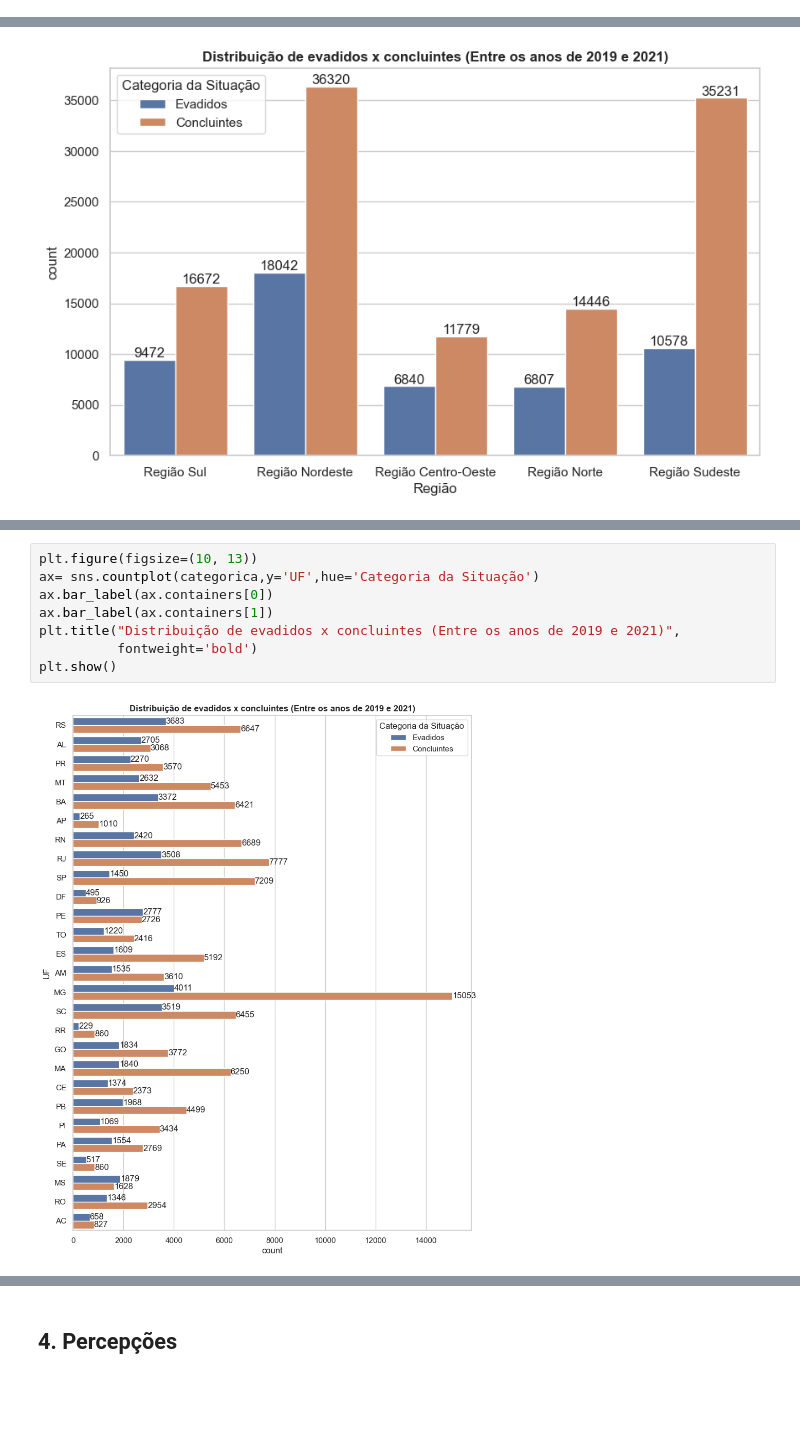
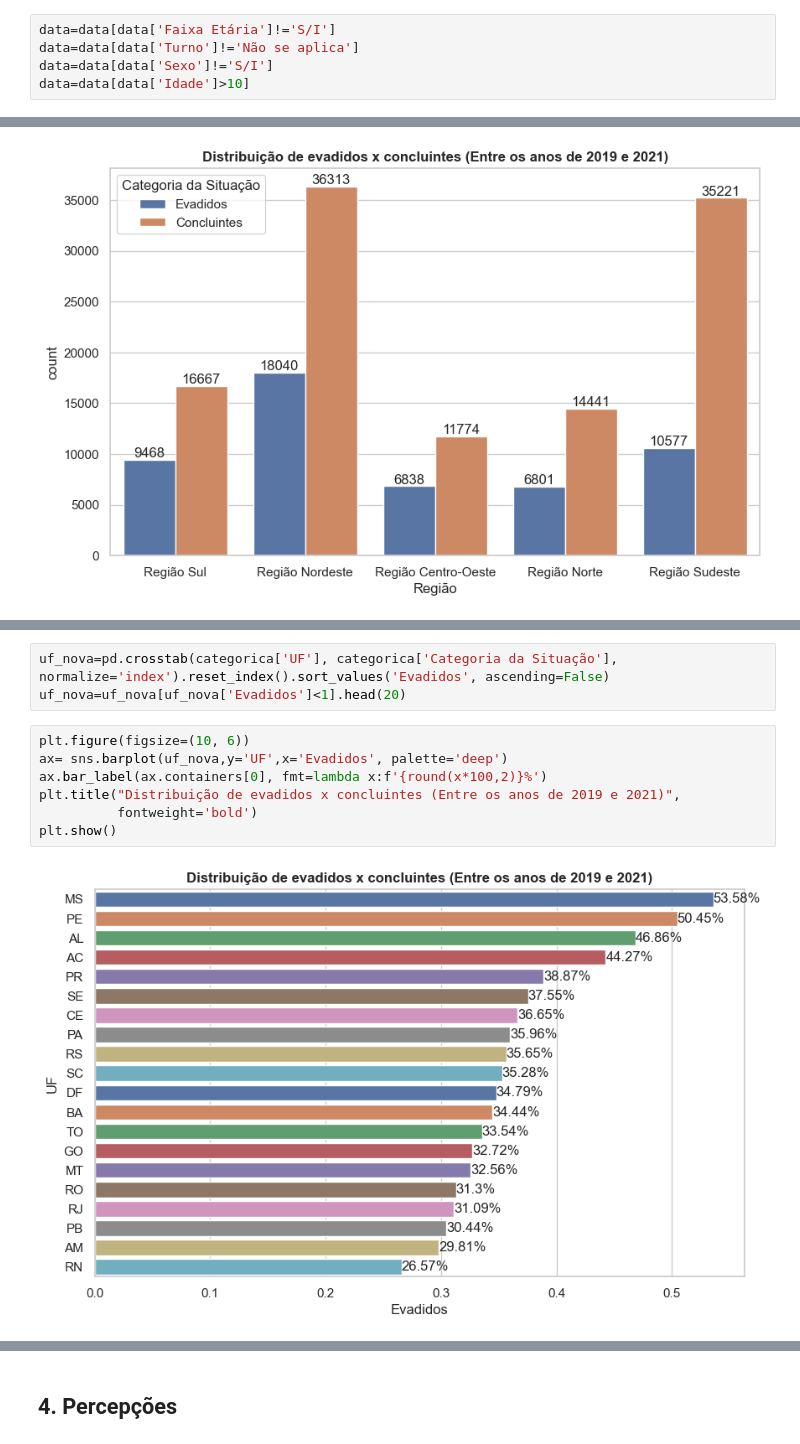
Before and after one commit to Geraldomendes/SchoolDropoutPrediction, a Jupyter notebook: notebooks/02-exploratory_data_analysis copy.ipynb, the cells around one changed output, grey strips where cells are left out. Drawn from its saved outputs; the diff is of its cells as text; blank space fills up the shorter version.

```diff
--- a/notebooks/02-exploratory_data_analysis copy.ipynb
+++ b/notebooks/02-exploratory_data_analysis copy.ipynb
@@ -29,6 +29,11 @@ data
 | 166185 | 3780 | Concluintes | 102544908 | parda | 2016-07-18 | ... |
 | 166186 | 5326 | Evadidos | 72236675 | parda | 2017-03-23 | ... |
 166187 rows × 17 columns
+# %%
+data=data[data['Faixa Etária']!='S/I']
+data=data[data['Turno']!='Não se aplica']
+data=data[data['Sexo']!='S/I']
+data=data[data['Idade']>10]
 # %% [markdown]
 ## 2. Descrição dos dados
 # %% [markdown]
@@ -130,10 +210,12 @@ plt.show()
+# %%
+uf_nova=pd.crosstab(categorica['UF'], categorica['Categoria da Situação'], normalize='index').reset_index().sort_values('Evadidos', ascending=False)
+uf_nova=uf_nova[uf_nova['Evadidos']<1].head(20)
 # %%
-plt.figure(figsize=(10, 13))
-ax= sns.countplot(categorica,y='UF',hue='Categoria da Situação')
-ax.bar_label(ax.containers[0])
-ax.bar_label(ax.containers[1])
+plt.figure(figsize=(10, 6))
+ax= sns.barplot(uf_nova,y='UF',x='Evadidos', palette='deep')
+ax.bar_label(ax.containers[0], fmt=lambda x:f'{round(x*100,2)}%')
 plt.title("Distribuição de evadidos x concluintes (Entre os anos de 2019 e 2021)",
           fontweight='bold')
 plt.show()
 # %% [output]
-[figure, old version]
+[figure, new version]
```
Also changed, not shown: parts of 16 cells of this notebook.
